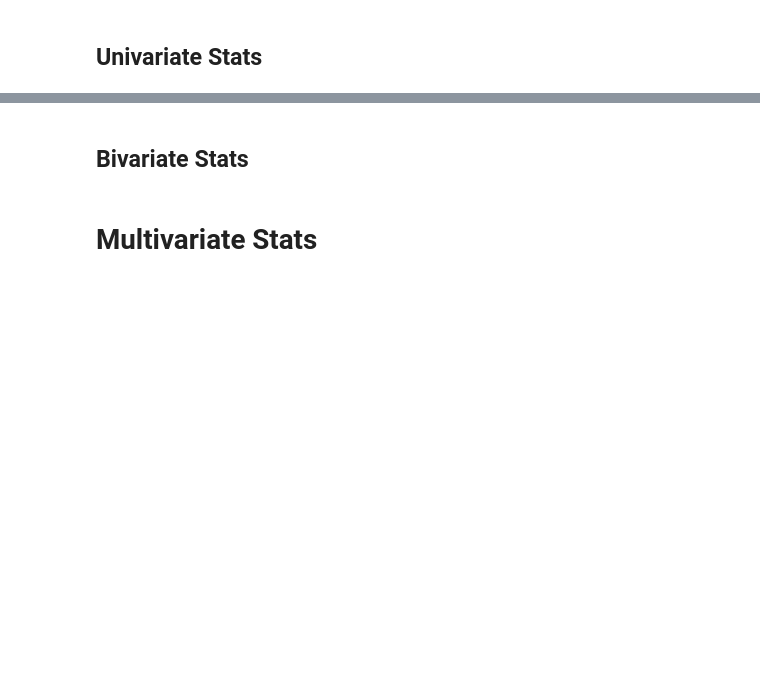
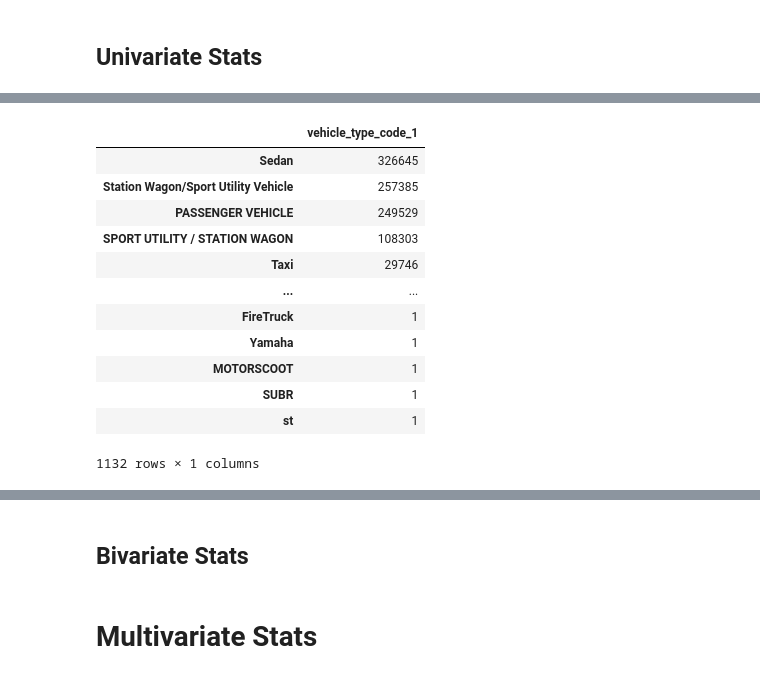
Before and after one commit to MigashaneVictoire/CNY_motor_Vehicle_collisions, a Jupyter notebook: 03_explore_work_file.ipynb, the cells around one changed output, grey strips where cells are left out. Drawn from its saved outputs; the diff is of its cells as text; code cells hidden in the pictures; blank space fills up the shorter version.

```diff
--- a/03_explore_work_file.ipynb
+++ b/03_explore_work_file.ipynb
@@ -141,0 +136,18 @@ Here I will use hitograms, and kernel density plot to my continious variables wi
+# %%
+vehicle_type_code = pd.DataFrame(train.vehicle_type_code_1.value_counts())
+vehicle_type_code
+# vehicle_type_code[["count"]] = vehicle_type_code
+# %% [output]
+|  | vehicle_type_code_1 |
+| Sedan | 326645 |
+| Station Wagon/Sport Utility Vehicle | 257385 |
+| PASSENGER VEHICLE | 249529 |
+| SPORT UTILITY / STATION WAGON | 108303 |
+| Taxi | 29746 |
+| ... | ... |
+| FireTruck | 1 |
+| Yamaha | 1 |
+| MOTORSCOOT | 1 |
+| SUBR | 1 |
+| st | 1 |
+1132 rows × 1 columns
```
Also changed, not shown: parts of 8 cells of this notebook, 1 other file.
